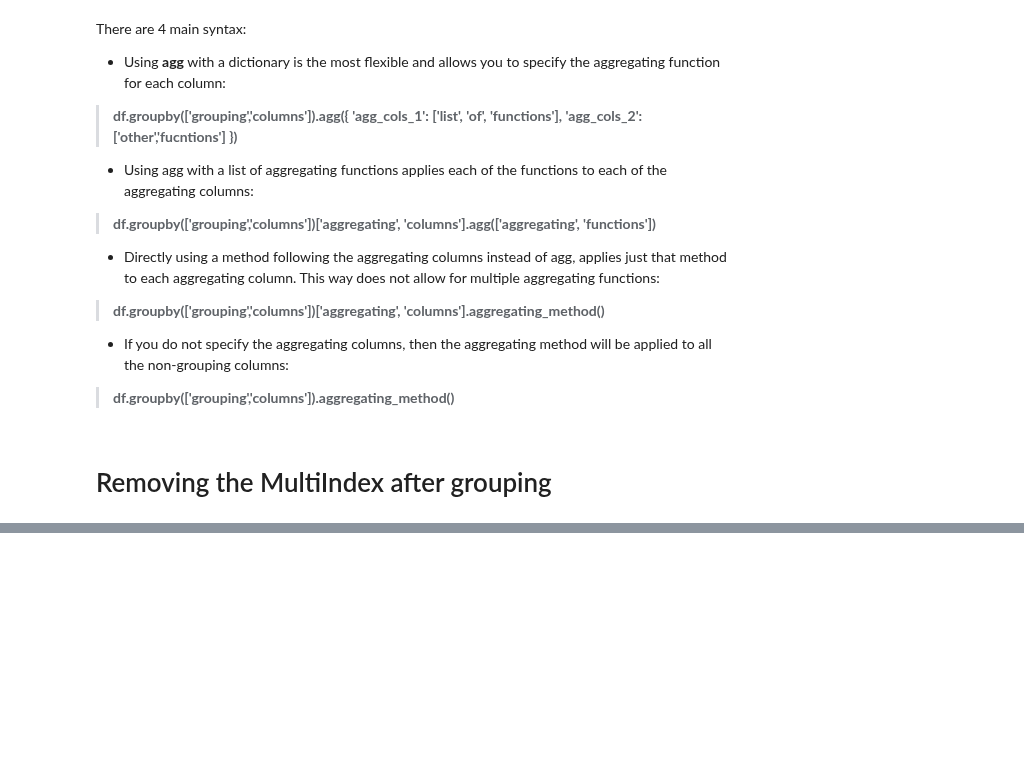
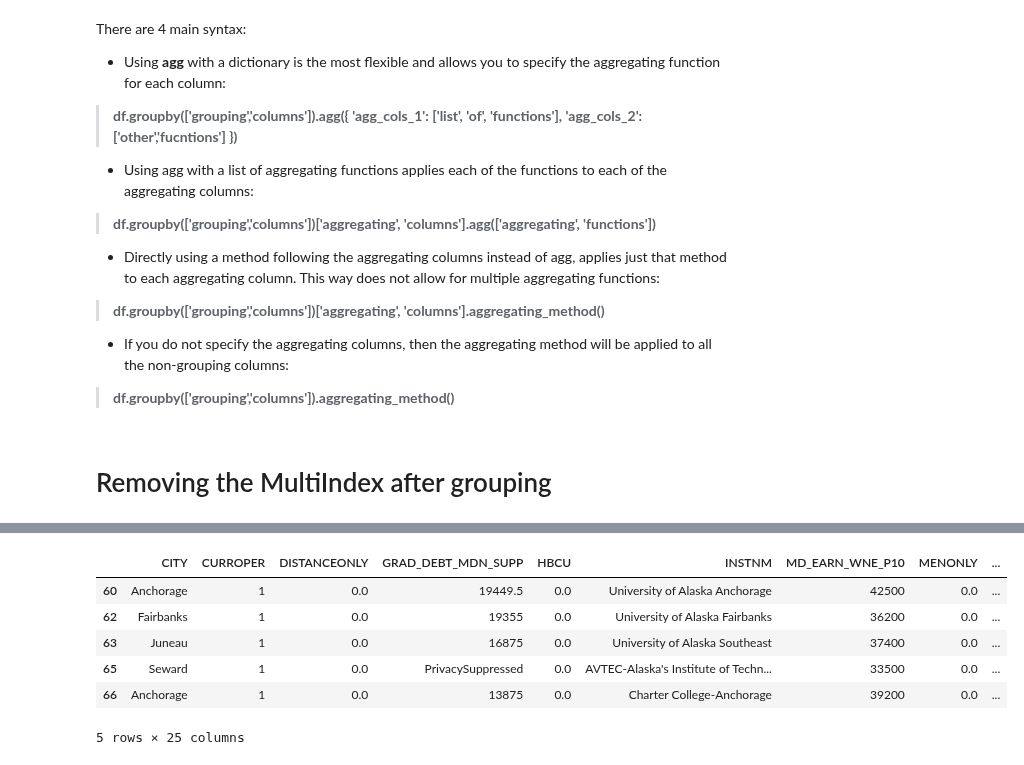
Before and after one commit to MengYao89/Data_Analysis, a Jupyter notebook: Pandas_Practice/Pandas_Cookbook_notes/7_Grouping for Aggregation, Filtration, and Transformation.ipynb, the cells around one changed output, grey strips where cells are left out. Drawn from its saved outputs; the diff is of its cells as text; code cells hidden in the pictures; blank space fills up the shorter version.

```diff
--- a/Pandas_Practice/Pandas_Cookbook_notes/7_Grouping for Aggregation, Filtration, and Transformation.ipynb
+++ b/Pandas_Practice/Pandas_Cookbook_notes/7_Grouping for Aggregation, Filtration, and Transformation.ipynb
@@ -153,0 +259,10 @@ There are 4 main syntax:
+# %%
+grouped.get_group(('AK', 0)).head()
+# %% [output]
+|  | CITY | CURROPER | DISTANCEONLY | GRAD_DEBT_MDN_SUPP | HBCU | INSTNM | MD_EARN_WNE_P10 | MENONLY | ... |
+| 60 | Anchorage | 1 | 0.0 | 19449.5 | 0.0 | University of Alaska Anchorage | 42500 | 0.0 | ... |
+| 62 | Fairbanks | 1 | 0.0 | 19355 | 0.0 | University of Alaska Fairbanks | 36200 | 0.0 | ... |
+| 63 | Juneau | 1 | 0.0 | 16875 | 0.0 | University of Alaska Southeast | 37400 | 0.0 | ... |
+| 65 | Seward | 1 | 0.0 | PrivacySuppressed | 0.0 | AVTEC-Alaska's Institute of Techn... | 33500 | 0.0 | ... |
+| 66 | Anchorage | 1 | 0.0 | 13875 | 0.0 | Charter College-Anchorage | 39200 | 0.0 | ... |
+5 rows × 25 columns
```
Also changed, not shown: parts of 14 cells of this notebook, 5 other files.
